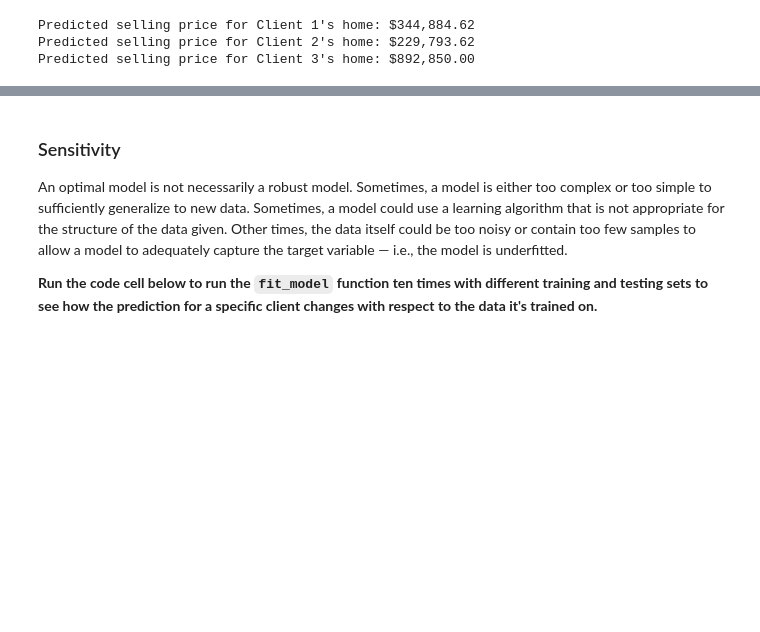
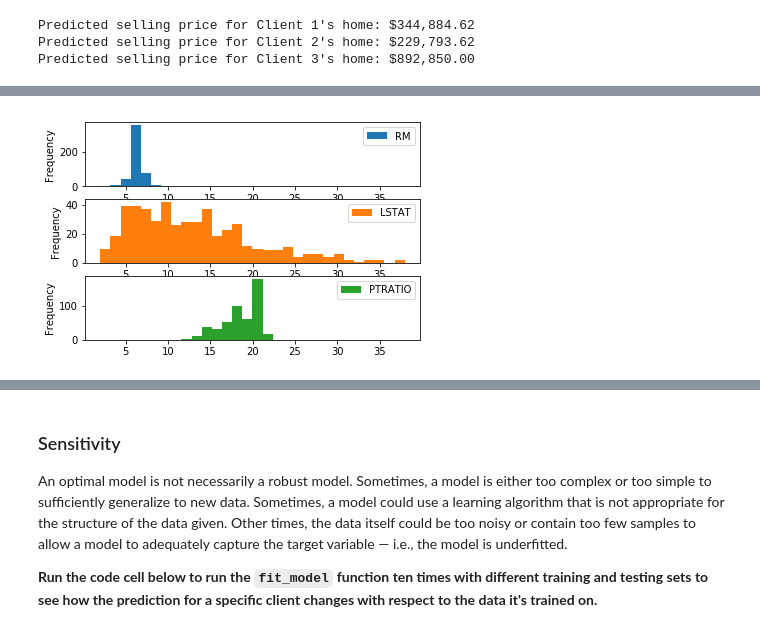
Before and after one commit to pauloneves/boston_housing, a Jupyter notebook: boston_housing.ipynb, the cells around one changed output, grey strips where cells are left out. Drawn from its saved outputs; the diff is of its cells as text; code cells hidden in the pictures; blank space fills up the shorter version.

```diff
--- a/boston_housing.ipynb
+++ b/boston_housing.ipynb
@@ -443,0 +450,6 @@ The calculated values are consistent with the calculated statistics. I'd probabl
+# %%
+%matplotlib inline
+import  matplotlib.pyplot as plt
+features.plot.hist(subplots=True, bins=30, sharex=False );
+# %% [output]
+[figure, added]
```
Also changed, not shown: parts of 10 cells of this notebook, 2 other files.
